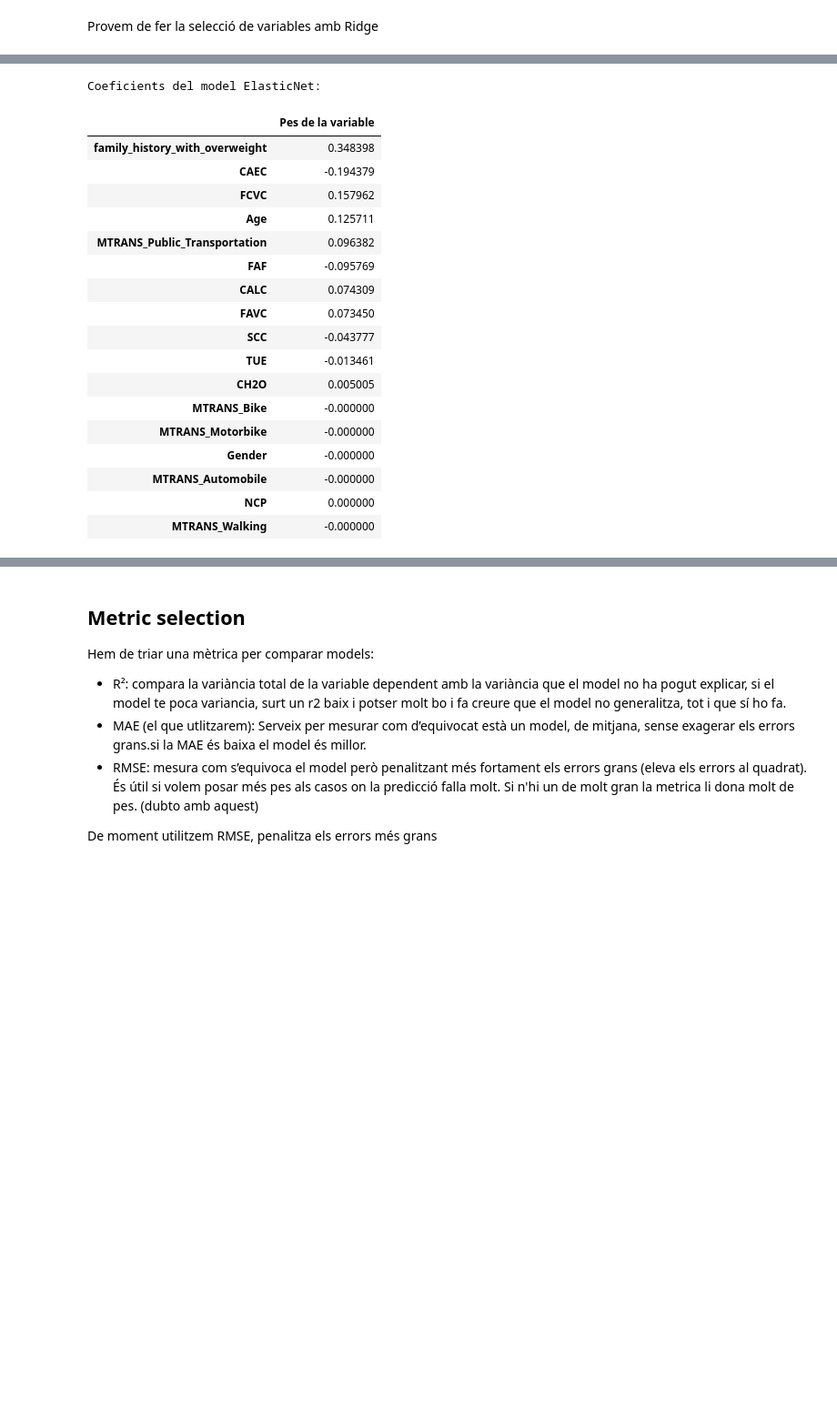
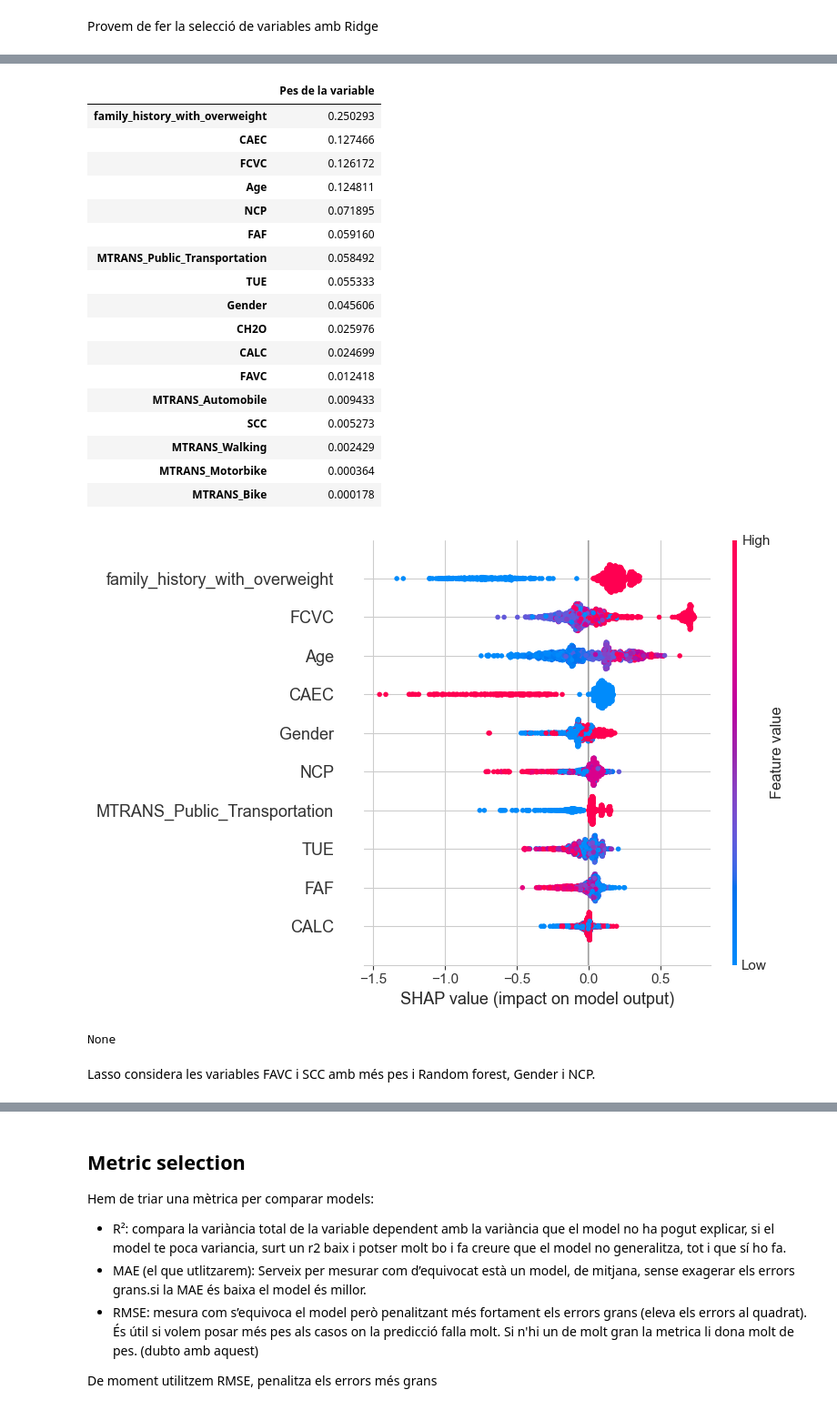
Before and after one commit to natalianavarroriera/Obesitat-APC, a Jupyter notebook: cas_kaggle_regressio.ipynb, the cells around one changed output, grey strips where cells are left out. Shown at 91% size. Drawn from its saved outputs; the diff is of its cells as text; code cells hidden in the pictures; blank space fills up the shorter version.

```diff
--- a/cas_kaggle_regressio.ipynb
+++ b/cas_kaggle_regressio.ipynb
@@ -592,27 +554,37 @@ Potser la millor opció és Elastic Net, un model que combina la regulartizació
 # %%
-model_en = ElasticNet(alpha=0.1, l1_ratio=0.5)
-model_en.fit(X,y)
+#Si vols selecció de variables fiable per prediccions, sobretot amb pocs features (21) i combinacions complexes → SHAP és millor.
+#Random Forest feature importance està bé per un primer filtratge ràpid, però no és tan fiable com SHAP quan hi ha correlacions o interaccions.
+rf = RandomForestRegressor(n_estimators=500, random_state=42)
+rf.fit(X, y)
 
-coef = pd.Series(model_en.coef_, index=X.columns)
-print("\nCoeficients del model ElasticNet:")
-display(coef.sort_values(key=abs, ascending=False).to_frame("Pes de la variable"))
+importances = pd.Series(rf.feature_importances_, index=X.columns)
+display(importances.sort_values(ascending=False).to_frame("Pes de la variable"))
+
+import shap
+
+explainer = shap.TreeExplainer(rf)
+shap_values = explainer.shap_values(X_train)
+print(shap.summary_plot(shap_values, X_train,max_display=10))
 # %% [output]
+|  | Pes de la variable |
+| family_history_with_overweight | 0.250293 |
+| CAEC | 0.127466 |
+| FCVC | 0.126172 |
+| Age | 0.124811 |
+| NCP | 0.071895 |
+| FAF | 0.059160 |
+| MTRANS_Public_Transportation | 0.058492 |
+| TUE | 0.055333 |
+| Gender | 0.045606 |
+| CH2O | 0.025976 |
+| CALC | 0.024699 |
+| FAVC | 0.012418 |
+| MTRANS_Automobile | 0.009433 |
+| SCC | 0.005273 |
+| MTRANS_Walking | 0.002429 |
+| MTRANS_Motorbike | 0.000364 |
+| MTRANS_Bike | 0.000178 |
+[figure, added]
-Coeficients del model ElasticNet:
+None
-|  | Pes de la variable |
-| family_history_with_overweight | 0.348398 |
-| CAEC | -0.194379 |
-| FCVC | 0.157962 |
-| Age | 0.125711 |
-| MTRANS_Public_Transportation | 0.096382 |
-| FAF | -0.095769 |
-| CALC | 0.074309 |
-| FAVC | 0.073450 |
-| SCC | -0.043777 |
-| TUE | -0.013461 |
-| CH2O | 0.005005 |
-| MTRANS_Bike | -0.000000 |
-| MTRANS_Motorbike | -0.000000 |
-| Gender | -0.000000 |
-| MTRANS_Automobile | -0.000000 |
-| NCP | 0.000000 |
-| MTRANS_Walking | -0.000000 |
+# %% [markdown]
+Lasso considera les variables FAVC i SCC amb més pes i Random forest, Gender i NCP.
```
Also changed, not shown: parts of 41 cells of this notebook.
